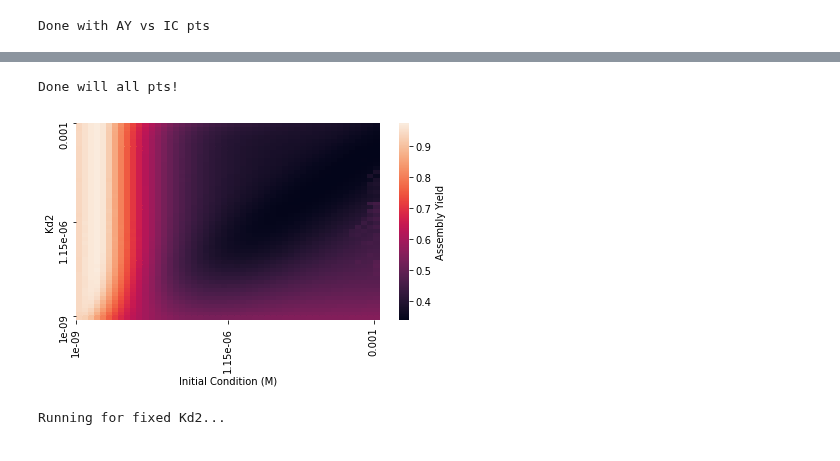
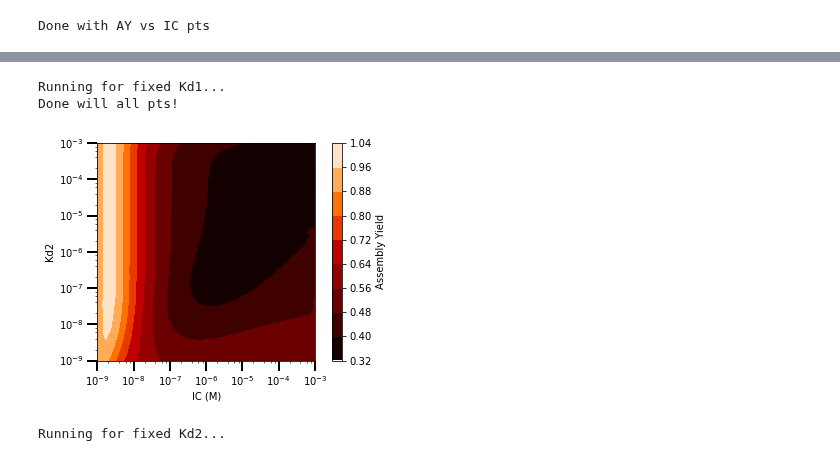
Before and after one commit to llagunes-324B21/Persephone_SR, a Jupyter notebook: April_2022/LL_SR_04_2022.ipynb, the cells around one changed output, grey strips where cells are left out. Cells and saved outputs as stored; diff of their text form; code cells hidden in the pictures.

Commit message:
plot heatmaps on same type of format -LL

```diff
--- a/April_2022/LL_SR_04_2022.ipynb
+++ b/April_2022/LL_SR_04_2022.ipynb
@@ -104,6 +106,9 @@ def calcAYvsIC(minDeg_IC, maxDeg_IC, nICpts):
         else:
             solution_1 = odeint(stackedTrimer,states_0,t,rtol = 1e-12, atol = 1e-12)
 
+        if kd1 == 10**-8:
+            solution_1 = odeint(stackedTrimer,states_0,t,rtol = 1e-12, atol = 1e-12)
+
         tVec = t; xStkTrm_tps_1 = solution_1[:,-1]
         # calculate AY
         Yn_1 = calcAY24hrs(IC_1,xStkTrm_tps_1)
@@ -472,7 +477,7 @@ t = np.linspace(0,tEnd,2000)
 
 print("Running for fixed Kd1...")
 # initializations
-nICpts=5;nKdspts=5;
+nICpts=50;nKdspts=50;
 minDeg_IC=-9;maxDeg_IC=-3; # IC pts
 minDeg_kd=-9;maxDeg_kd=-3; # Kd pts
 
@@ -505,38 +510,41 @@ for indIC in range(0,nICpts): # for each IC
 #print("All Kd2s: ", allKd2)
 print("Done will all pts!")
 # %% [output]
+Running for fixed Kd1...
 Done will all pts!
-# %%
-# Prep for plotting the heatmap
-AYmatPlt = np.flipud(IC_kd2_AY_mat)
-
-# Only want the first, middle and last tick marks
-xticks = [0, round(nICpts/2) ,nICpts-1]; yticks = [0, round(nKdspts/2) ,nKdspts-1];
-# values at each tick location
-xTickVal = allICs[xticks]; yTickVal = allKd2[yticks];
-# format middle tick
-middleTick_x = xTickVal[1]; middleTick_x_format = precision_round(middleTick_x, digits=2)
-xTickVal[1]= middleTick_x_format;
-middleTick_y = xTickVal[1]; middleTick_y_format = precision_round(middleTick_y, digits=2)
-yTickVal[1]= middleTick_y_format;
-
-x_axis_labels = xTickVal
-y_axis_labels = np.flipud(yTickVal)
-
-# now plot matrix
-#ax = sns.heatmap(AYmatPlt,xticklabels=x_axis_labels, yticklabels=y_axis_labels,cbar_kws={'label': 'Assembly Yield'})
-ax = sns.heatmap(AYmatPlt,cbar_kws={'label': 'Assembly Yield'})
-ax.set_yticks(yticks); ax.set_yticklabels(y_axis_labels)
-ax.set_xticks(xticks); ax.set_xticklabels(x_axis_labels)
-ax.set_xlabel('Initial Condition (M)', fontsize=10)
-ax.set_ylabel('Kd2', fontsize=10)
-#plt.show()
-
-# save figure
-plt.tight_layout()
-plt.savefig('LL_SR_heatmap_AYvsICvsKd2_n10_'+today+'.png')
-# %% [output]
-[figure, removed]
+# %%
+# Plot heatmap for AY IC vs Kd2
+
+#AYmatPlt = np.flipud(kd1_kd2_AY_mat)
+AYmatPlt = IC_kd2_AY_mat
+
+fig, ax = plt.subplots()
+# im = ax.imshow(AYmatPlt)
+CS = ax.contourf(allICs, allKd2, AYmatPlt,cmap=plt.cm.gist_heat)
+cbar = fig.colorbar(CS)
+cbar.ax.set_ylabel('Assembly Yield')
+
+ax.set_xscale('log')
+ax.set_yscale('log')
+ax.set_aspect('equal')
+
+# get ticks on log scale
+ax.tick_params(axis="x", direction="out", length=10, width=2, color="black")
+ax.tick_params(axis="y", direction="out", length=10, width=2, color="black")
+
+locmin = matplotlib.ticker.LogLocator(base=10.0,subs=(0.2,0.4,0.6,0.8),numticks=12)
+ax.xaxis.set_minor_locator(locmin); ax.yaxis.set_minor_locator(locmin)
+ax.yaxis.set_minor_formatter(matplotlib.ticker.NullFormatter())
+
+ax.set_xlabel('IC (M)', fontsize=10)
+ax.set_ylabel('Kd2', fontsize=10)
+
+#plt.show()
+# --- save figure ---
+#plt.tight_layout()
+plt.savefig('LL_SR_heatmap_AYvsICvsKd2_n50_'+today+'.png')
+# %% [output]
+[figure, added]
 # %%
 # ---------------------------------------------------
 # --- Plot AY vs IC HEATMAP ---
```
Also changed, not shown: parts of 6 cells of this notebook.
